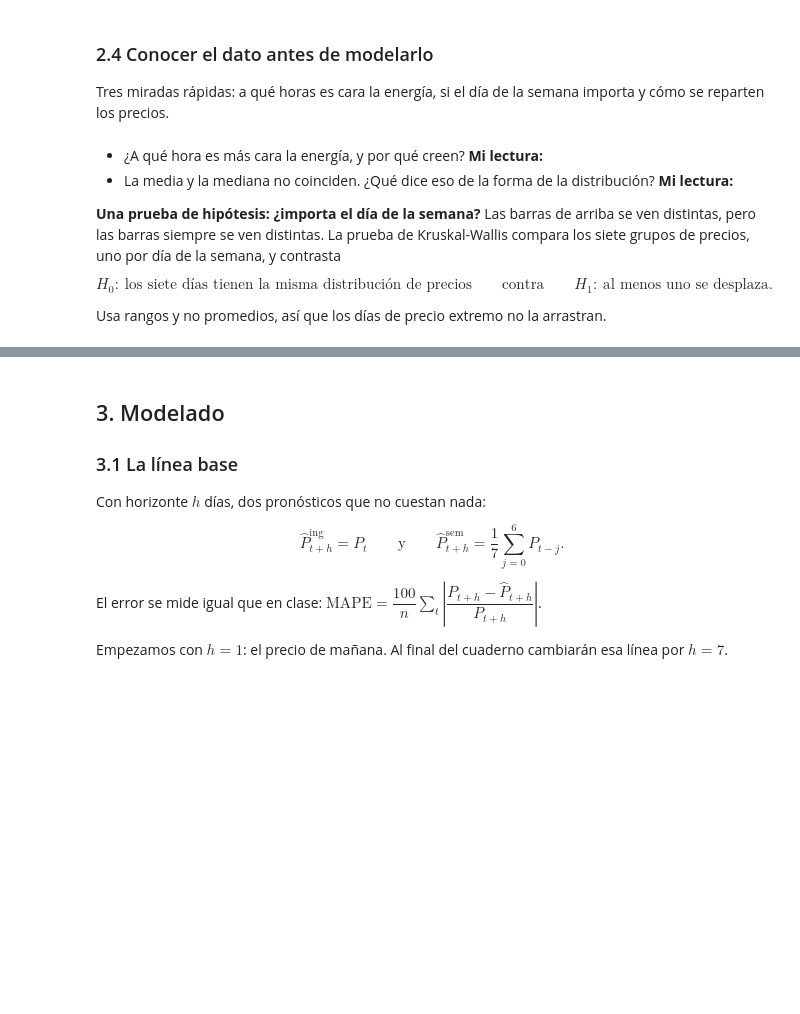
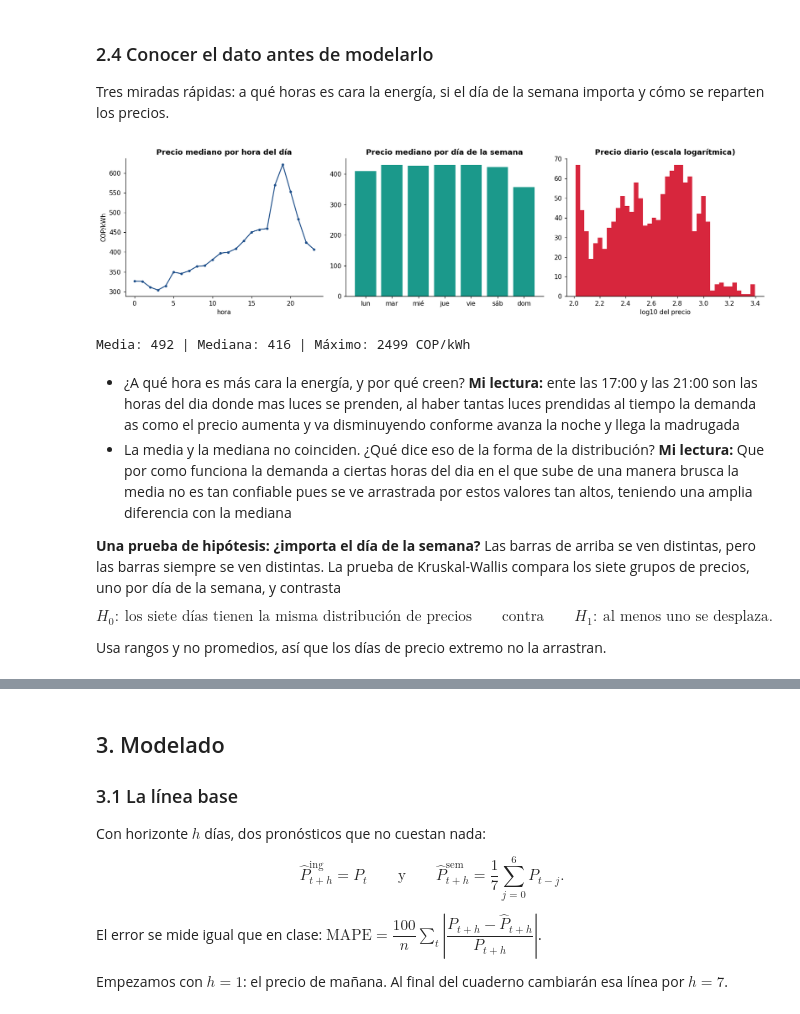
Before and after one commit to hslein/Especializacion_Estadistica, a Jupyter notebook: 01b_el_precio_de_la_luz.ipynb, the cells around one changed output, grey strips where cells are left out. Drawn from its saved outputs; the diff is of its cells as text; code cells hidden in the pictures; blank space fills up the shorter version.

```diff
--- a/01b_el_precio_de_la_luz.ipynb
+++ b/01b_el_precio_de_la_luz.ipynb
@@ -154,19 +242,23 @@ Tres miradas rápidas: a qué horas es cara la energía, si el día de la semana
 # %%
 horario["hora"] = pd.to_datetime(horario["FechaHora"]).dt.hour
 dias = ["lun", "mar", "mié", "jue", "vie", "sáb", "dom"]
 
 fig, ejes = plt.subplots(1, 3, figsize=(15, 4))
-horario.groupby("hora")["Valor"].____().plot(ax=ejes[0], color="#1D4E89", marker="o", ms=3)      # HUECO 5: un resumen que no se deje arrastrar por los días extremos
+horario.groupby("hora")["Valor"].median().plot(ax=ejes[0], color="#1D4E89", marker="o", ms=3)      # HUECO 5: un resumen que no se deje arrastrar por los días extremos
+#La mediana nos permite tener un valor parecido a la media que no se deje influenciar por los dias de precios mas altos
 ejes[0].set(title="Precio mediano por hora del día", xlabel="hora", ylabel="COP/kWh")
 por_dia_semana = datos["precio"].groupby(datos.index.dayofweek).median()
 ejes[1].bar(dias, por_dia_semana.values, color="#1B998B"); ejes[1].set(title="Precio mediano por día de la semana")
 ejes[2].hist(np.log10(datos["precio"]), bins=40, color="#D7263D")
 ejes[2].set(title="Precio diario (escala logarítmica)", xlabel="log10 del precio")
 plt.tight_layout(); plt.show()
 print(f"Media: {datos['precio'].mean():.0f} | Mediana: {datos['precio'].median():.0f} | Máximo: {datos['precio'].max():.0f} COP/kWh")
+# %% [output]
+[figure, added]
+Media: 492 | Mediana: 416 | Máximo: 2499 COP/kWh
 # %% [markdown]
-- ¿A qué hora es más cara la energía, y por qué creen? **Mi lectura:**
-- La media y la mediana no coinciden. ¿Qué dice eso de la forma de la distribución? **Mi lectura:**
+- ¿A qué hora es más cara la energía, y por qué creen? **Mi lectura:** ente las 17:00 y las 21:00 son las horas del dia donde mas luces se prenden, al haber tantas luces prendidas al tiempo la demanda as como el precio aumenta y va disminuyendo conforme avanza la noche y llega la madrugada
+- La media y la mediana no coinciden. ¿Qué dice eso de la forma de la distribución? **Mi lectura:** Que por como funciona la demanda a ciertas horas del dia en el que sube de una manera brusca la media no es tan confiable pues se ve arrastrada por estos valores tan altos, teniendo una amplia diferencia con la mediana
 
 **Una prueba de hipótesis: ¿importa el día de la semana?** Las barras de arriba se ven distintas, pero las barras siempre se ven distintas. La prueba de Kruskal-Wallis compara los siete grupos de precios, uno por día de la semana, y contrasta
 
```
Also changed, not shown: parts of 13 cells of this notebook.
